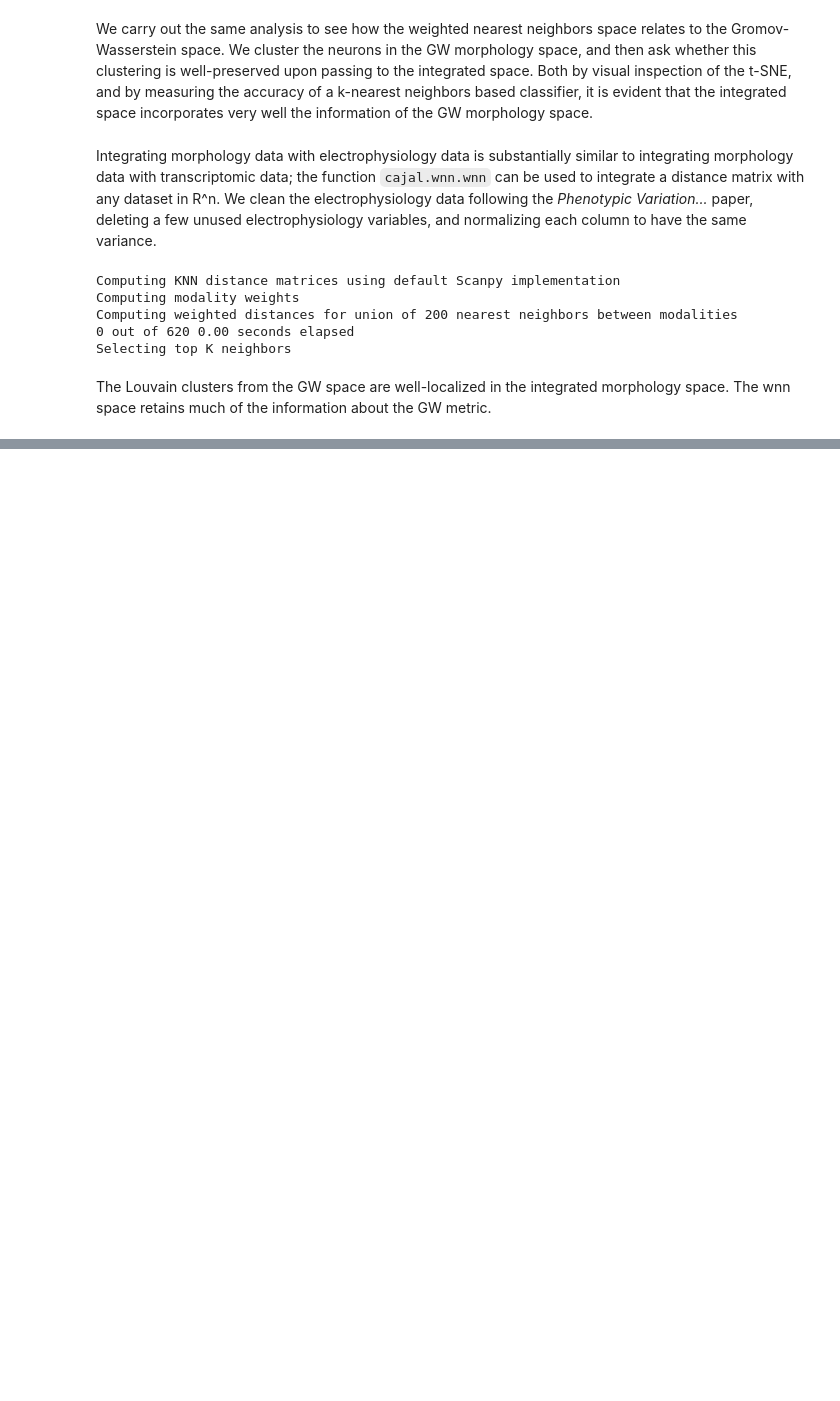
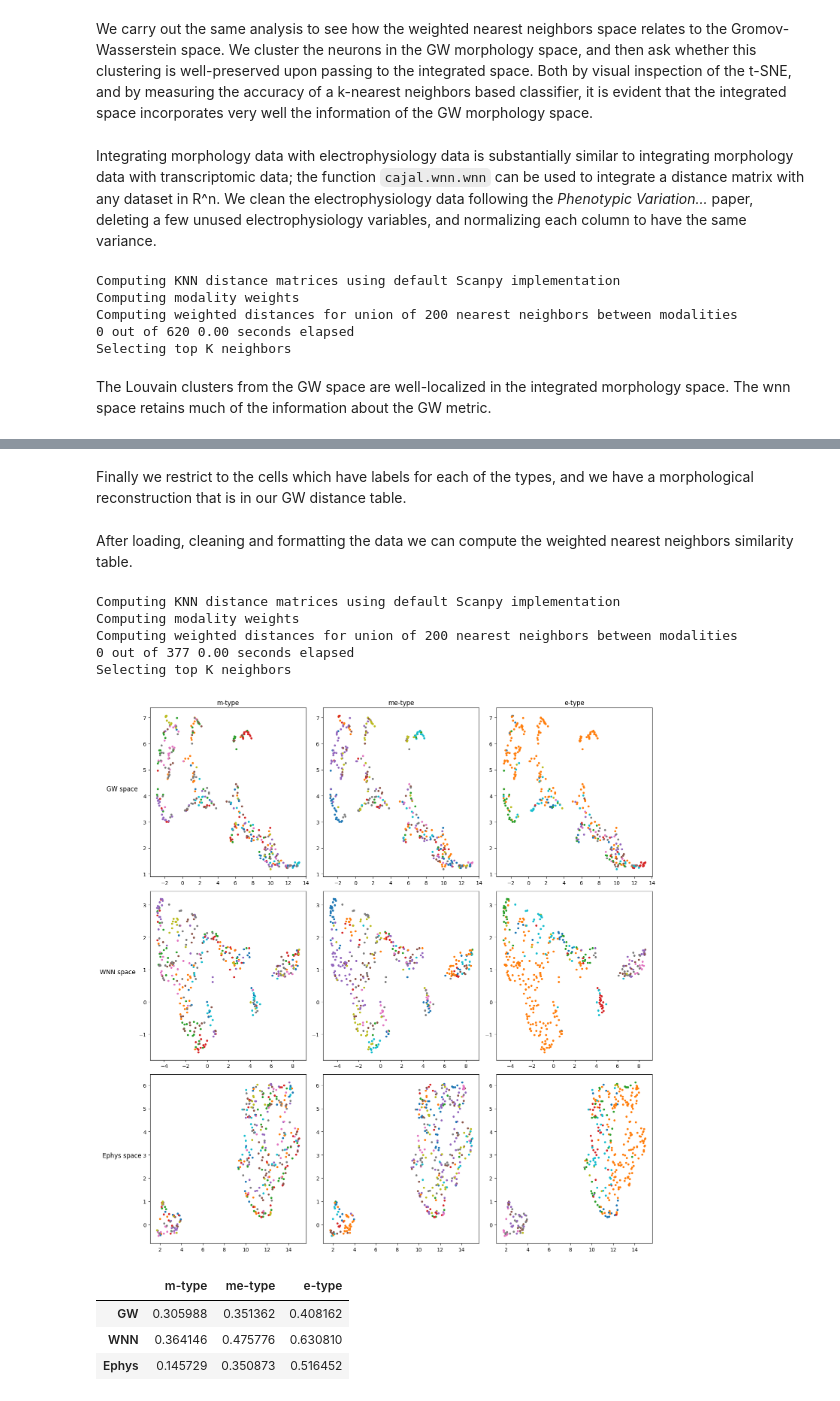
Before and after one commit to CamaraLab/CAJAL, a Jupyter notebook: docs/notebooks/Example_4.ipynb, the cells around one changed output, grey strips where cells are left out. Saved outputs shown, nothing was run; the diff lists cells and outputs as text; code cells hidden in the pictures; blank space fills up the shorter version.

```diff
--- a/docs/notebooks/Example_4.ipynb
+++ b/docs/notebooks/Example_4.ipynb
@@ -405,0 +461,2 @@ MCC 0.19466992967385605
+# %%
+ephys_data = transform_ephys_data(get_ephys_data(bd), cell_type_labels)
@@ -405,0 +497,40 @@ MCC 0.19466992967385605
+# %% [markdown]
+Finally we restrict to the cells which have labels for each of the types, and we have a morphological reconstruction that is in our GW distance table.
+# %%
+gw_names, gw_dist_dict = read_gw_dists(join(bd,"gouwens_gw.csv"),header=True)
+gw_dist_dict = cajal.utilities.update_names(int,gw_dist_dict)
+gw_names = [int(name) for name in gw_names]
+common_names = list(set(ephys_data.index).intersection(set(gw_names)).intersection(set(cell_type_labels.index)))
+ephys_data = ephys_data.loc[common_names]
+cell_type_labels = cell_type_labels.loc[common_names]
+gw_dmat = dist_mat_of_dict(gw_dist_dict, common_names)
+# %% [markdown]
+After loading, cleaning and formatting the data we can compute the weighted nearest neighbors similarity table.
+# %%
+wnn_data = cajal.wnn.wnn(gw_dmat, np.array(ephys_data.loc[common_names]), 250)
+# %% [output]
+Computing KNN distance matrices using default Scanpy implementation
+Computing modality weights
+Computing weighted distances for union of 200 nearest neighbors between modalities
+0 out of 377 0.00 seconds elapsed
+Selecting top K neighbors
+# %%
+def plot_ephys(common_names, gw_dmat, wnn_data, ephys_data, type_labels):
+    fig, ax = plt.subplots(nrows=3,ncols=3,figsize=(15,15))
+    dmats =  [ gw_dmat, symmetrize(wnn_data.obsp['WNN_distance']), squareform(pdist(ephys_data))]
+    labels = [ 'm-type', 'me-type', 'e-type' ]
+    ylabels = ["GW space", "WNN space", "Ephys space"]
+    # Each row corresponds to one of the morphology spaces
+    for i in range(3):
+        dmat = dmats[i]
+        ax[i,0].set_ylabel(ylabels[i],rotation=0,size="large",labelpad=40)
+        coords = reducer_precomputed.fit_transform(dmat)
+        # Each column corresponds to one of the type labellings
+        for j in range(3):
+            ax[0,j].set_title(labels[j])
+            plot(ax[i, j], coords, type_labels[labels[j]], legend=False)
+    fig.tight_layout()
+# %%
+plot_ephys(common_names, gw_dmat, wnn_data, ephys_data,  cell_type_labels)
+# %% [output]
+[figure, added]
@@ -405,0 +550,7 @@ MCC 0.19466992967385605
+# %%
+test_clustering(common_names, gw_dmat, wnn_data, ephys_data, cell_type_labels)
+# %% [output]
+|  | m-type | me-type | e-type |
+| GW | 0.305988 | 0.351362 | 0.408162 |
+| WNN | 0.364146 | 0.475776 | 0.630810 |
+| Ephys | 0.145729 | 0.350873 | 0.516452 |
```
Also changed, not shown: parts of 29 cells of this notebook, 1 other file.
